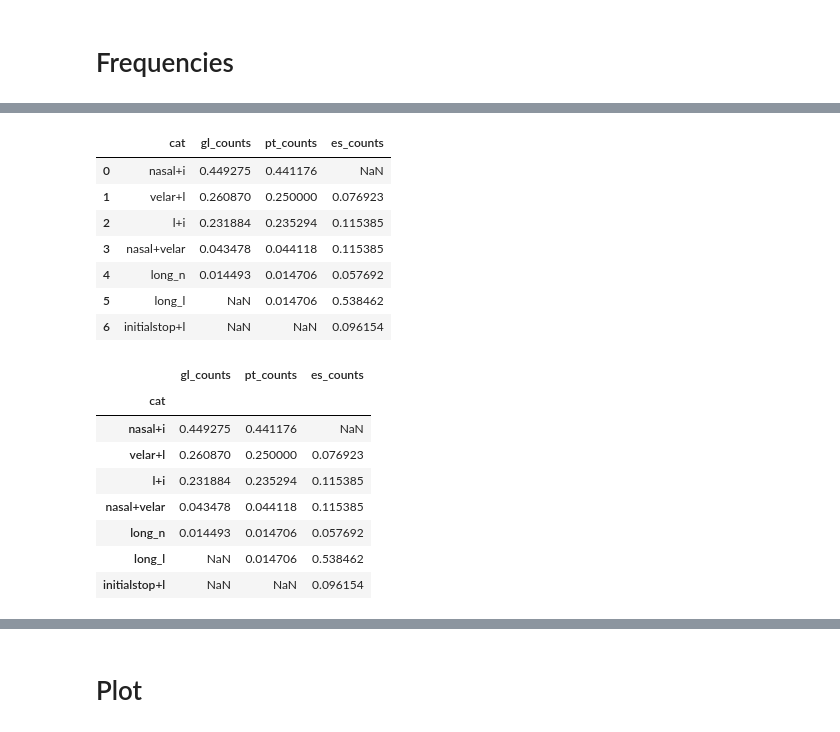
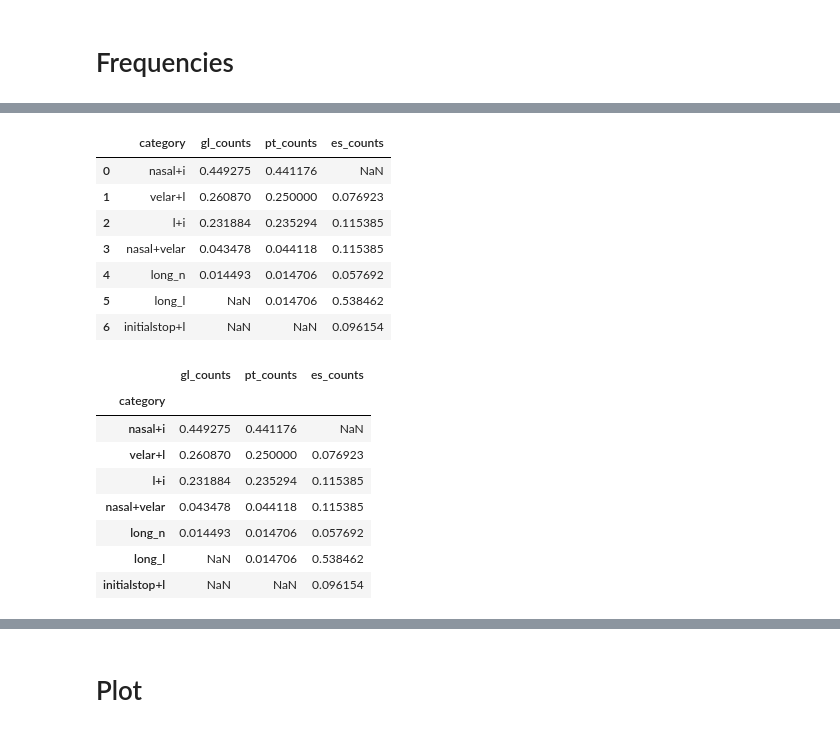
Before and after one commit to Portophon/Gal-palatals, a Jupyter notebook: Wikcionário - Extract n Stats gl-pt-es - latin-simple.ipynb, the cells around one changed output, grey strips where cells are left out. Cells and saved outputs as stored; diff of their text form; code cells hidden in the pictures.

```diff
--- a/Wikcionário - Extract n Stats gl-pt-es - latin-simple.ipynb
+++ b/Wikcionário - Extract n Stats gl-pt-es - latin-simple.ipynb
@@ -41,7 +41,7 @@ entries_df
 gl_la_cat = pd.DataFrame()
 gl_la_cat['counts'] = entries_df['gl_simple'].value_counts()
 gl_la_cat = gl_la_cat.reset_index()
-gl_la_cat.columns = ['cat', 'gl_counts']
+gl_la_cat.columns = ['category', 'gl_counts']
 gl_la_cat['gl_counts'] = gl_la_cat.gl_counts/gl_la_cat["gl_counts"].sum()
 gl_la_cat
 # %% [output]
@@ -55,7 +55,7 @@ gl_la_cat
 pt_la_cat = pd.DataFrame()
 pt_la_cat['counts'] = entries_df['pt_simple'].value_counts()
 pt_la_cat = pt_la_cat.reset_index()
-pt_la_cat.columns = ['cat', 'pt_counts']
+pt_la_cat.columns = ['category', 'pt_counts']
 pt_la_cat['pt_counts'] = pt_la_cat.pt_counts/pt_la_cat["pt_counts"].sum()
 pt_la_cat
 # %% [output]
@@ -70,7 +70,7 @@ pt_la_cat
 es_la_cat = pd.DataFrame()
 es_la_cat['counts'] = entries_df['es_simple'].value_counts()
 es_la_cat = es_la_cat.reset_index()
-es_la_cat.columns = ['cat', 'es_counts']
+es_la_cat.columns = ['category', 'es_counts']
 es_la_cat['es_counts'] = es_la_cat.es_counts/es_la_cat["es_counts"].sum()
 es_la_cat
 # %% [output]
@@ -82,12 +82,12 @@ es_la_cat
 | 4 | velar+l | 0.076923 |
 | 5 | long_n | 0.057692 |
 # %%
-la_transform_df = pd.merge(gl_la_cat, pt_la_cat, how='outer', on='cat')
-la_transform_df = pd.merge(la_transform_df, es_la_cat, how='outer', on='cat')
+la_transform_df = pd.merge(gl_la_cat, pt_la_cat, how='outer', on='category')
+la_transform_df = pd.merge(la_transform_df, es_la_cat, how='outer', on='category')
 
 la_transform_df
 # %% [output]
-|  | cat | gl_counts | pt_counts | es_counts |
+|  | category | gl_counts | pt_counts | es_counts |
 | 0 | nasal+i | 0.449275 | 0.441176 | NaN |
 | 1 | velar+l | 0.260870 | 0.250000 | 0.076923 |
 | 2 | l+i | 0.231884 | 0.235294 | 0.115385 |
@@ -96,11 +96,11 @@ la_transform_df
 | 5 | long_l | NaN | 0.014706 | 0.538462 |
 | 6 | initialstop+l | NaN | NaN | 0.096154 |
 # %%
-la_transform_df = la_transform_df.set_index(["cat"])
+la_transform_df = la_transform_df.set_index(["category"])
 la_transform_df
 # %% [output]
 |  | gl_counts | pt_counts | es_counts |
-| cat |  |  |  |
+| category |  |  |  |
 | nasal+i | 0.449275 | 0.441176 | NaN |
 | velar+l | 0.260870 | 0.250000 | 0.076923 |
 | l+i | 0.231884 | 0.235294 | 0.115385 |
```
Also changed, not shown: parts of 7 cells of this notebook, 1 other file.
